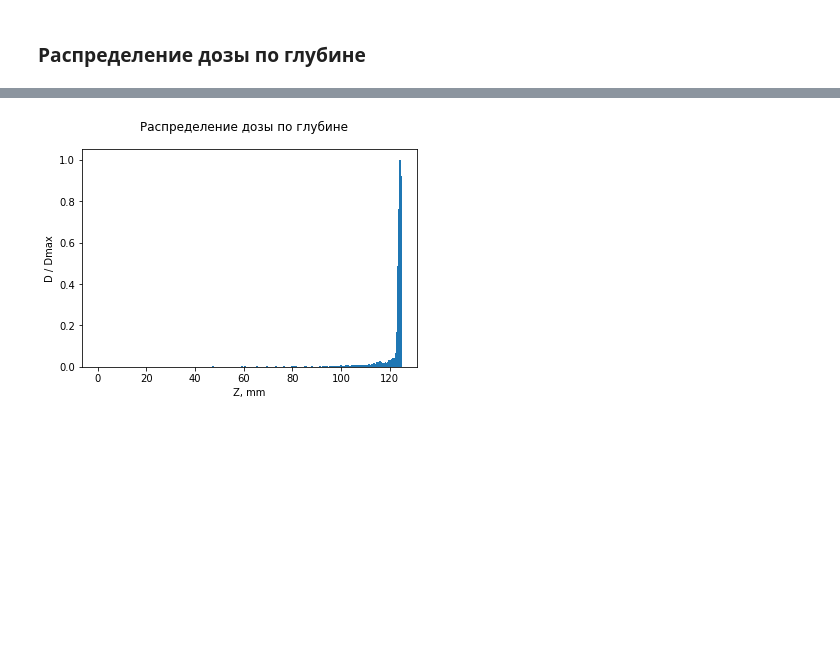
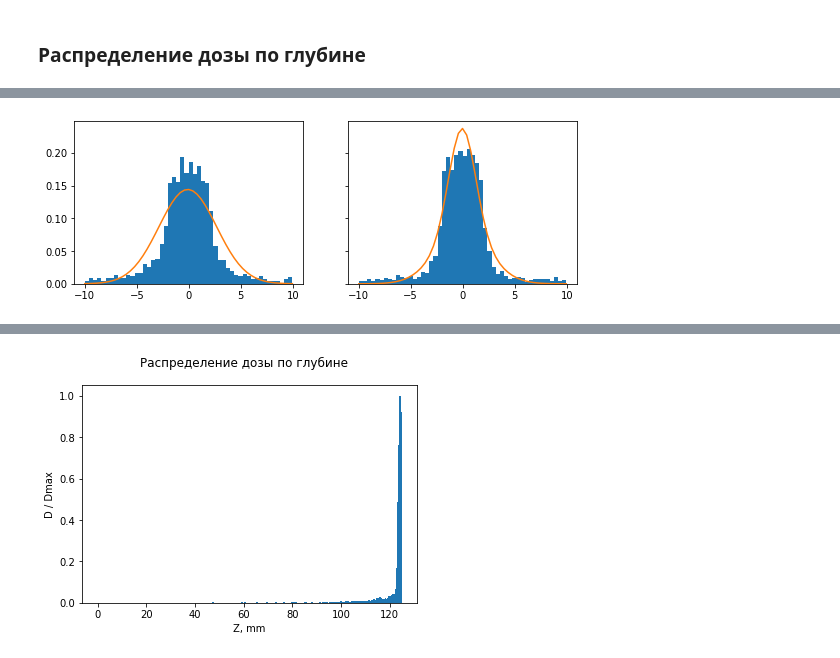
Before and after one commit to annndruha/Distribution-of-secondary-particles-in-tissue-equivalent-materials, a Jupyter notebook: t1/DosePlotter.ipynb, the cells around one changed output, grey strips where cells are left out. Saved outputs shown, nothing was run; the diff lists cells and outputs as text; code cells hidden in the pictures; blank space fills up the shorter version.

```diff
--- a/t1/DosePlotter.ipynb
+++ b/t1/DosePlotter.ipynb
@@ -51,0 +66,19 @@ plt.show()
+# %%
+cnt_x = np.array(center['x'], dtype=float)
+cnt_y = np.array(center['y'], dtype=float)
+
+fig, axs = plt.subplots(1, 2, figsize=(9, 3), sharey=True)
+
+_, bins, _ = axs[0].hist(cnt_x, 50, density=True)
+mu, sigma = scipy.stats.norm.fit(cnt_x)
+best_fit_line = scipy.stats.norm.pdf(bins, mu, sigma)
+axs[0].plot(bins, best_fit_line)
+
+_, bins, _ = axs[1].hist(cnt_y, 50, density=True)
+mu, sigma = scipy.stats.norm.fit(cnt_y)
+best_fit_line1 = scipy.stats.norm.pdf(bins, mu, sigma*0.5)
+best_fit_line2 = scipy.stats.norm.pdf(bins, mu, sigma)
+axs[1].plot(bins, (best_fit_line1+best_fit_line2)/2)
+plt.show()
+# %% [output]
+[figure, added]
```
Also changed, not shown: parts of 12 cells of this notebook.
